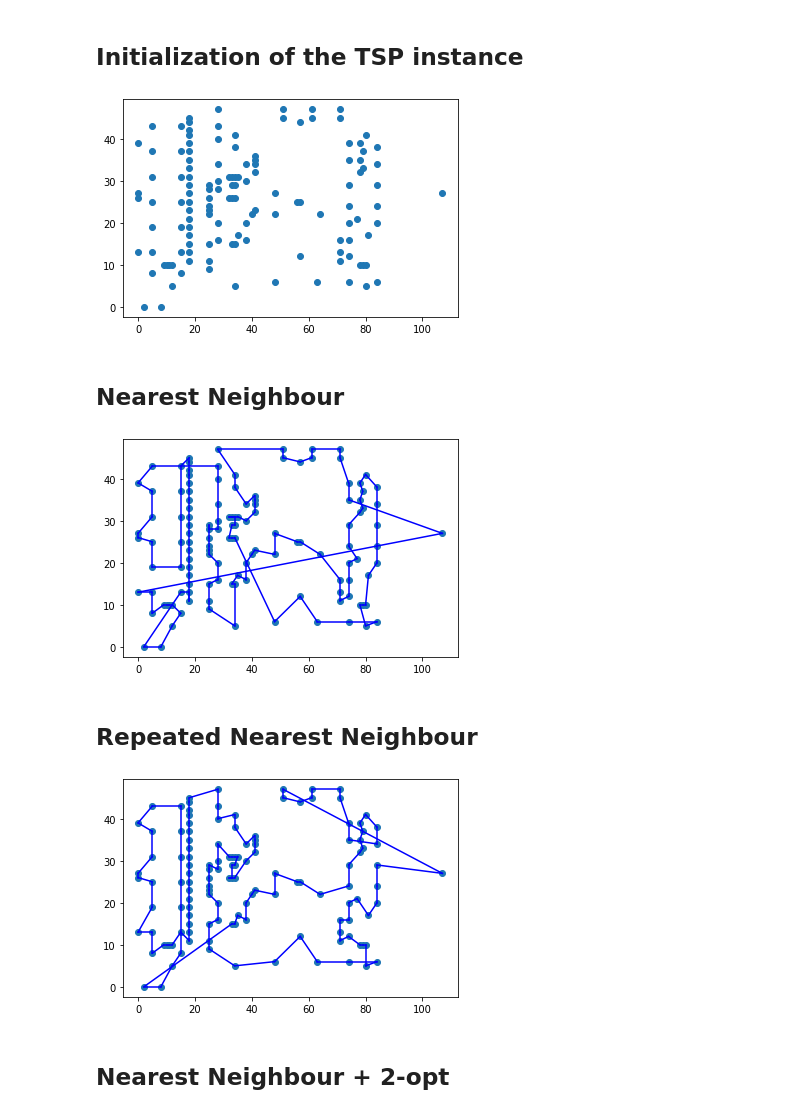
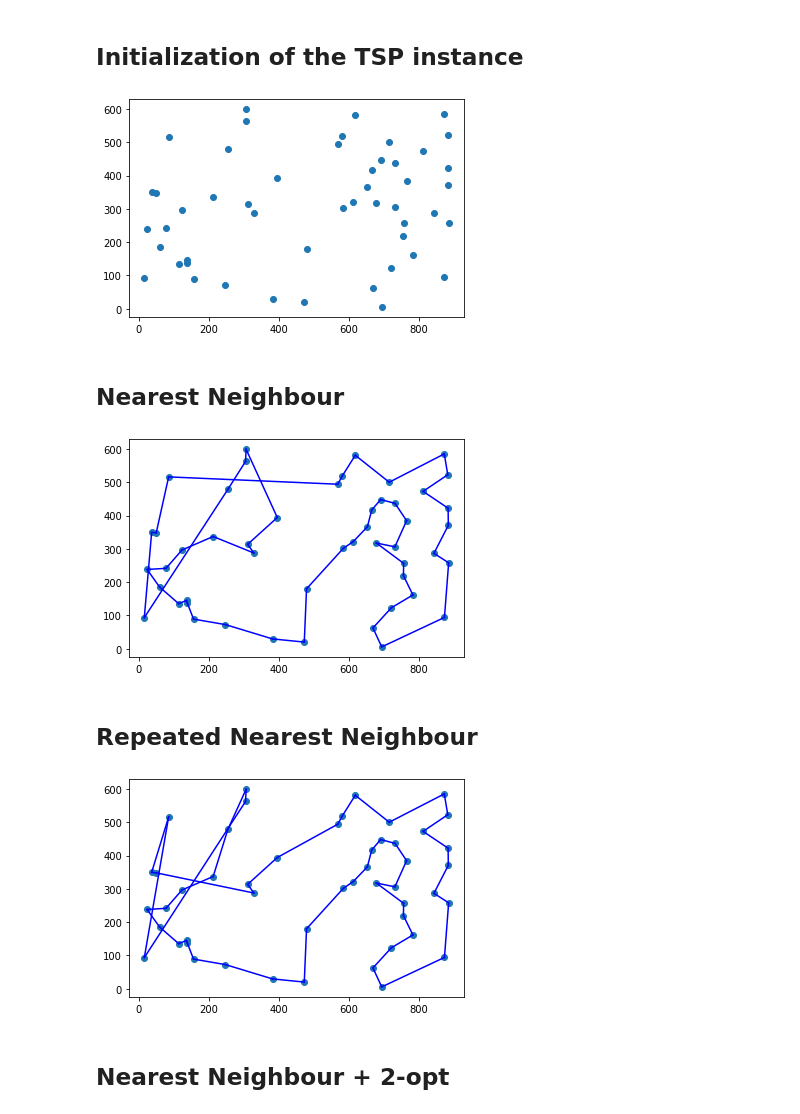
Before and after one commit to L4plac3/localsearch_tsp, a Jupyter notebook: code/test.ipynb, the cells around one changed output. Saved outputs shown, nothing was run; the diff lists cells and outputs as text; code cells hidden in the pictures.

```diff
--- a/code/test.ipynb
+++ b/code/test.ipynb
@@ -5,21 +5,21 @@
 # %%
 # Importing of the needed libraries
 import localsearch.tsp as tsp
 import localsearch.solvers as slv
 
 # Instance of Loader class used to load the .tsp file into a suitable data-structure
-data = tsp.Loader(r'..\\data\\xqf131.tsp')
+# data = tsp.Loader(r'..\\data\\xqf131.tsp')
 
 # Instance of Generator class used to randomly generate a given number of nodes
-# data = tsp.Generator(80)
+data = tsp.Generator(50)
 
 # Instance of TSP class to which we pass the nodes of the .tsp file
 t = tsp.TSP(data.nodes)
 
 # Plotting the initial data
 t.plotData()
 # %% [output]
-[figure, old version]
+[figure, new version]
 # %% [markdown]
 ## Nearest Neighbour
 # %%
@@ -27,7 +27,7 @@ NN = slv.NN()
 t.solve(NN)
 t.plotSolution('NN')
 # %% [output]
-[figure, old version]
+[figure, new version]
 # %% [markdown]
 ## Repeated Nearest Neighbour
 # %%
@@ -35,7 +35,7 @@ RepNN = slv.RepNN()
 t.solve(RepNN)
 t.plotSolution('RepNN')
 # %% [output]
-[figure, old version]
+[figure, new version]
 # %% [markdown]
 ## Nearest Neighbour + 2-opt
 # %%
```
Also changed, not shown: parts of 11 cells of this notebook, 15 other files.
